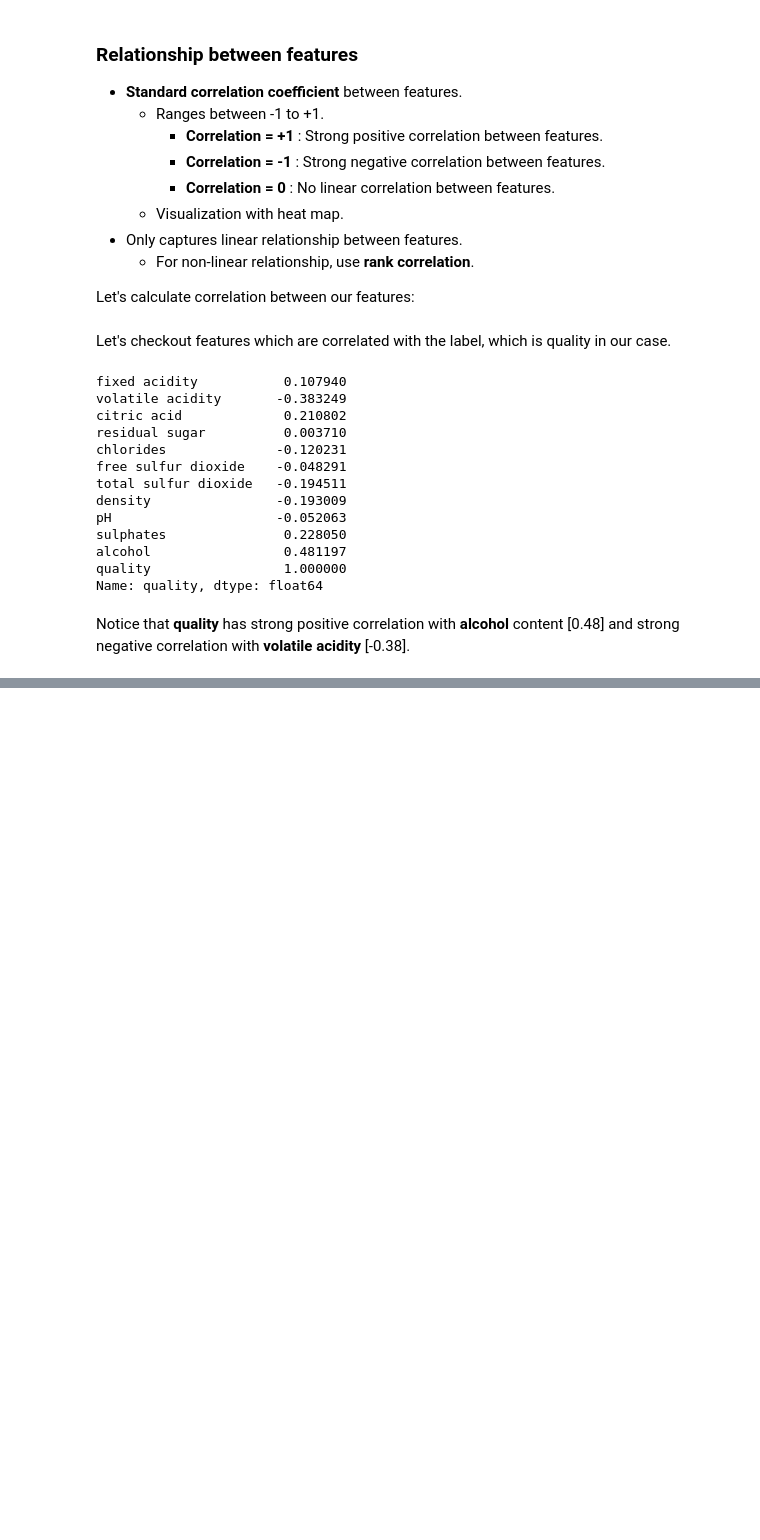
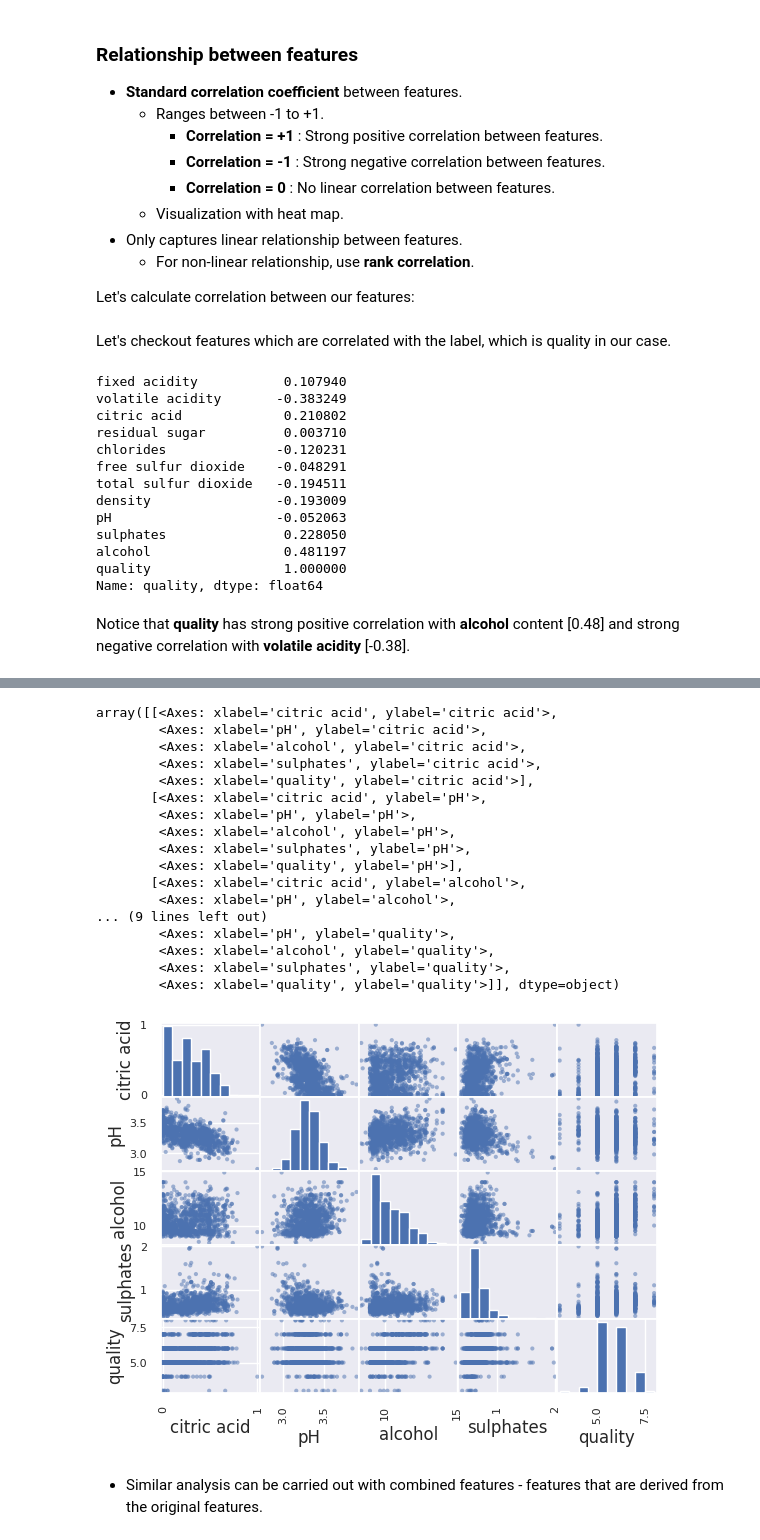
Before and after one commit to AnvayRaj/MLP-Notes, a Jupyter notebook: Week_1.ipynb, the cells around one changed output, grey strips where cells are left out. Cells and saved outputs as stored; diff of their text form; code cells hidden in the pictures; blank space fills up the shorter version.

```diff
--- a/Week_1.ipynb
+++ b/Week_1.ipynb
@@ -431,0 +450,25 @@ Notice that **quality** has strong positive correlation with **alcohol** content
+# %%
+from pandas.plotting import scatter_matrix
+attribute_list = ['citric acid', 'pH', 'alcohol', 'sulphates', 'quality']
+scatter_matrix(exploration_set[attribute_list])
+# %% [output]
+array([[<Axes: xlabel='citric acid', ylabel='citric acid'>,
+        <Axes: xlabel='pH', ylabel='citric acid'>,
+        <Axes: xlabel='alcohol', ylabel='citric acid'>,
+        <Axes: xlabel='sulphates', ylabel='citric acid'>,
+        <Axes: xlabel='quality', ylabel='citric acid'>],
+       [<Axes: xlabel='citric acid', ylabel='pH'>,
+        <Axes: xlabel='pH', ylabel='pH'>,
+        <Axes: xlabel='alcohol', ylabel='pH'>,
+        <Axes: xlabel='sulphates', ylabel='pH'>,
+        <Axes: xlabel='quality', ylabel='pH'>],
+       [<Axes: xlabel='citric acid', ylabel='alcohol'>,
+        <Axes: xlabel='pH', ylabel='alcohol'>,
+... (9 lines left out)
+        <Axes: xlabel='pH', ylabel='quality'>,
+        <Axes: xlabel='alcohol', ylabel='quality'>,
+        <Axes: xlabel='sulphates', ylabel='quality'>,
+        <Axes: xlabel='quality', ylabel='quality'>]], dtype=object)
+[figure, added]
+# %% [markdown]
+* Similar analysis can be carried out with combined features - features that are derived from the original features.
```
Also changed, not shown: parts of 4 cells of this notebook.
